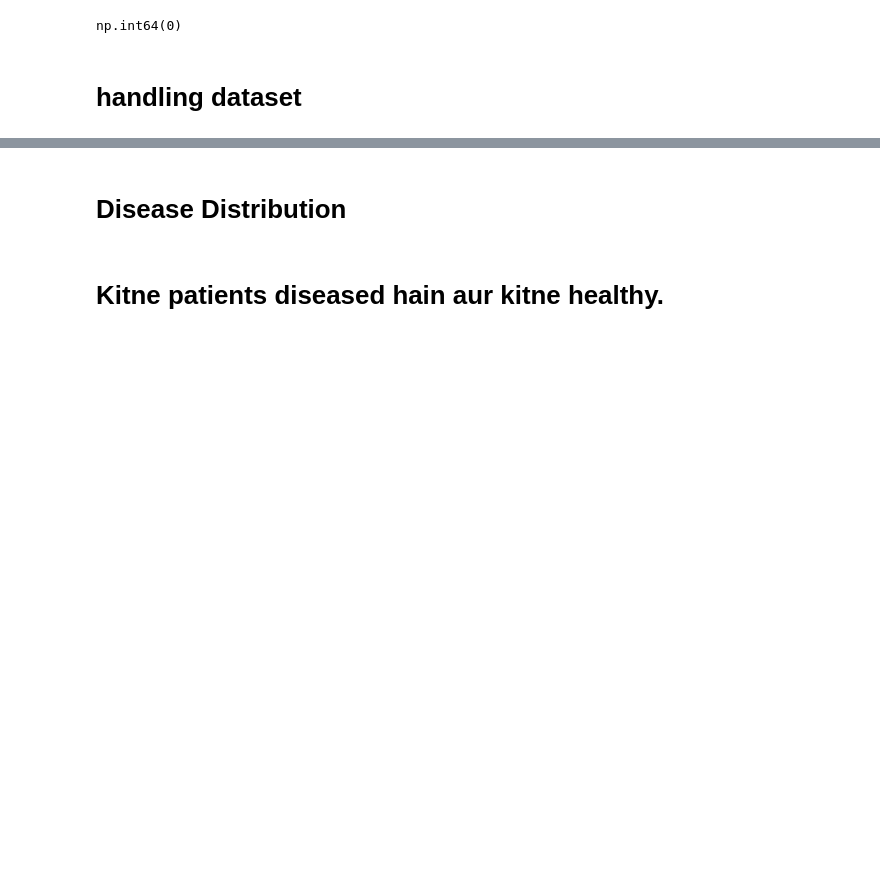
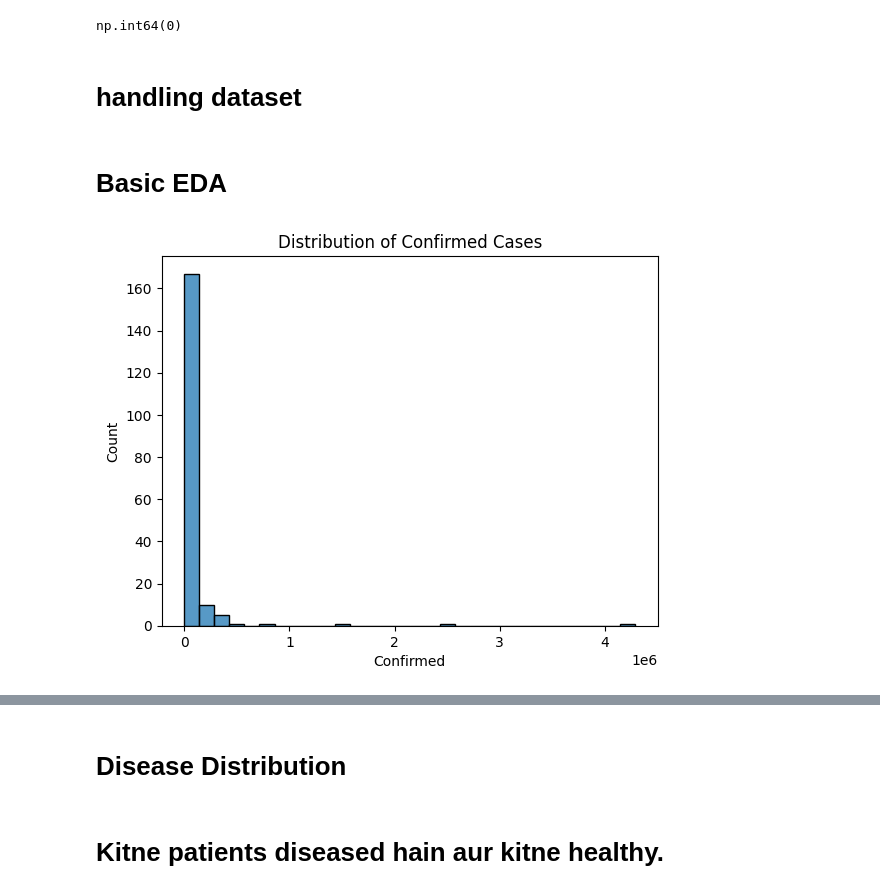
Before and after one commit to usama488/Data-science, a Jupyter notebook: COVID_19.ipynb, the cells around one changed output, grey strips where cells are left out. Saved outputs shown, nothing was run; the diff lists cells and outputs as text; code cells hidden in the pictures; blank space fills up the shorter version.

```diff
--- a/COVID_19.ipynb
+++ b/COVID_19.ipynb
@@ -115,3 +135,11 @@ np.int64(0)
 # handling dataset
 # %%
 df = df.dropna()
+# %% [markdown]
+# Basic EDA
+# %%
+sns.histplot(df['Confirmed'], bins=30)
+plt.title('Distribution of Confirmed Cases')
+plt.show()
+# %% [output]
+[figure, added]
```
Also changed, not shown: parts of 15 cells of this notebook.
